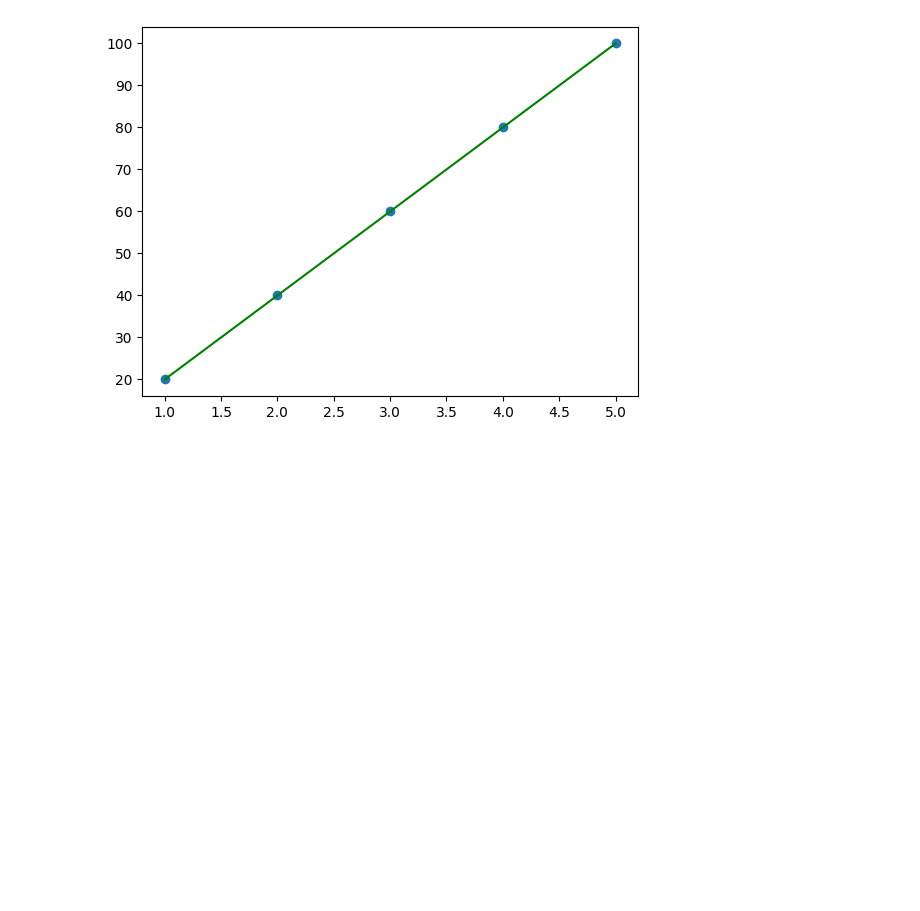
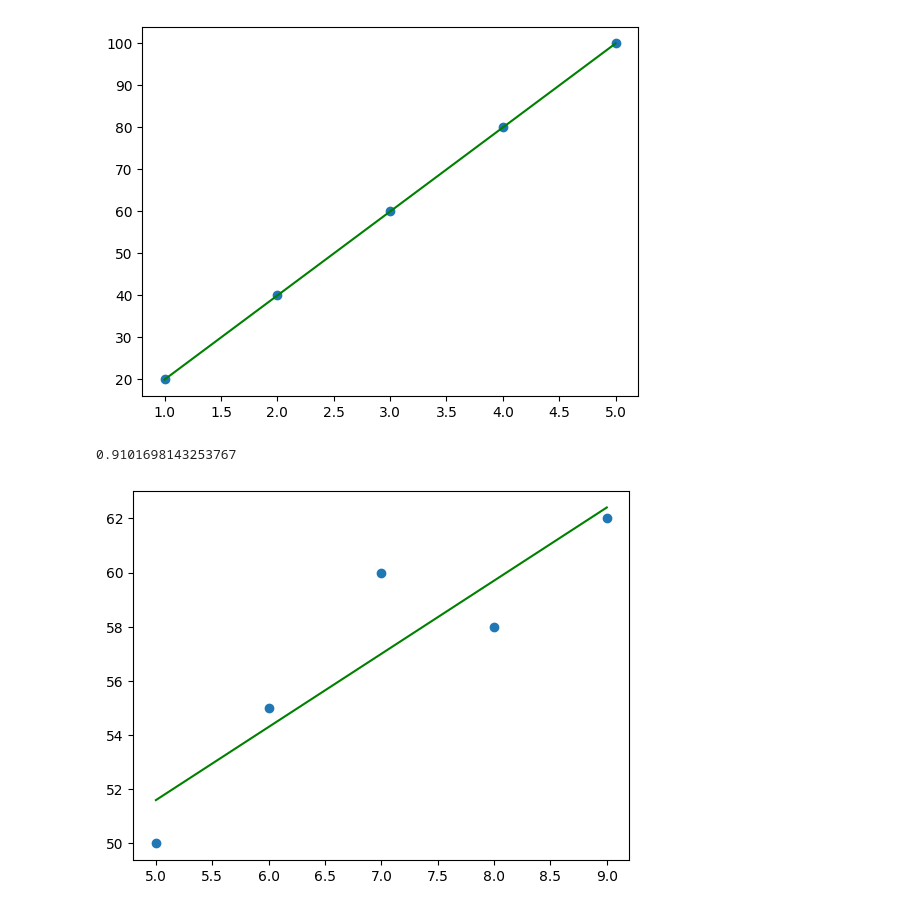
Before and after one commit to will-lynas/stats-experiments, a Jupyter notebook: notebook.ipynb, the cells around one changed output. Drawn from its saved outputs; the diff is of its cells as text; code cells hidden in the pictures; blank space fills up the shorter version.

Commit message:
Add more correlations

```diff
--- a/notebook.ipynb
+++ b/notebook.ipynb
@@ -29,3 +29,11 @@ analyze_correlation(x, y)
 # %% [output]
 1.0
 [figure]
+# %%
+# Weak positive correlation
+x = [5, 6, 7, 8, 9]
+y = [50, 55, 60, 58, 62]
+analyze_correlation(x, y)
+# %% [output]
+0.9101698143253767
+[figure, added]
```
Also changed, not shown: parts of 2 cells of this notebook.
